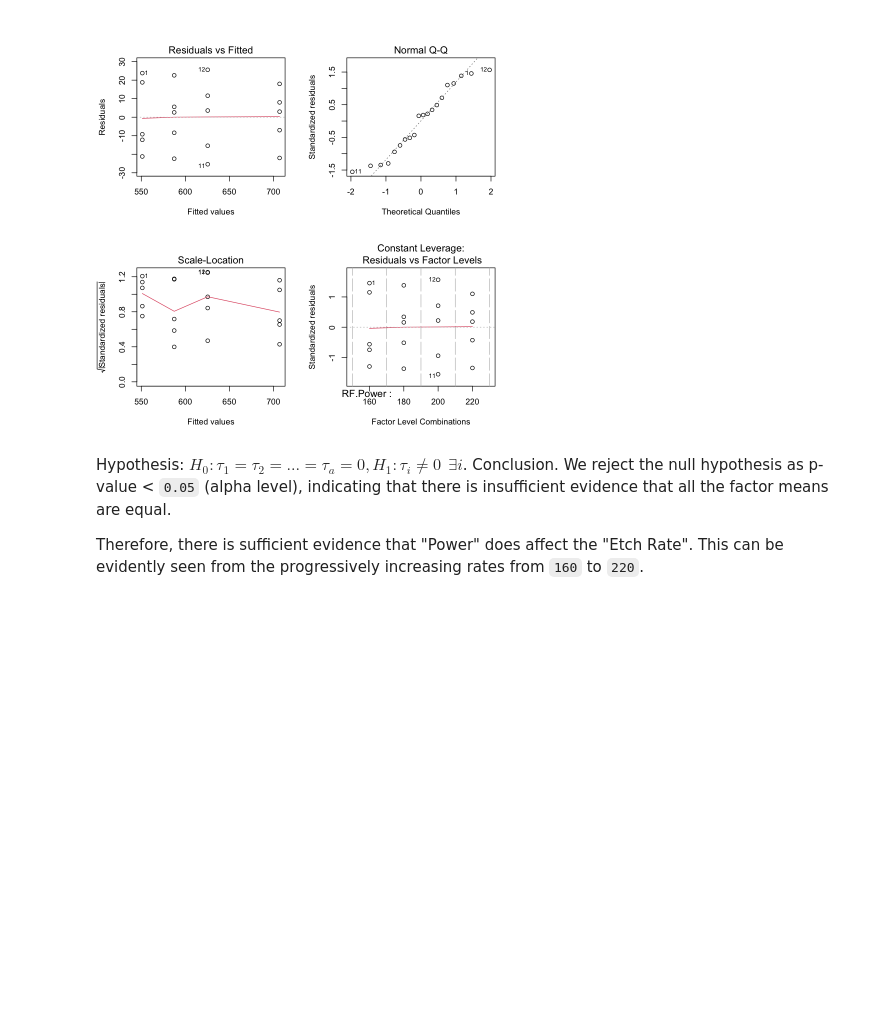
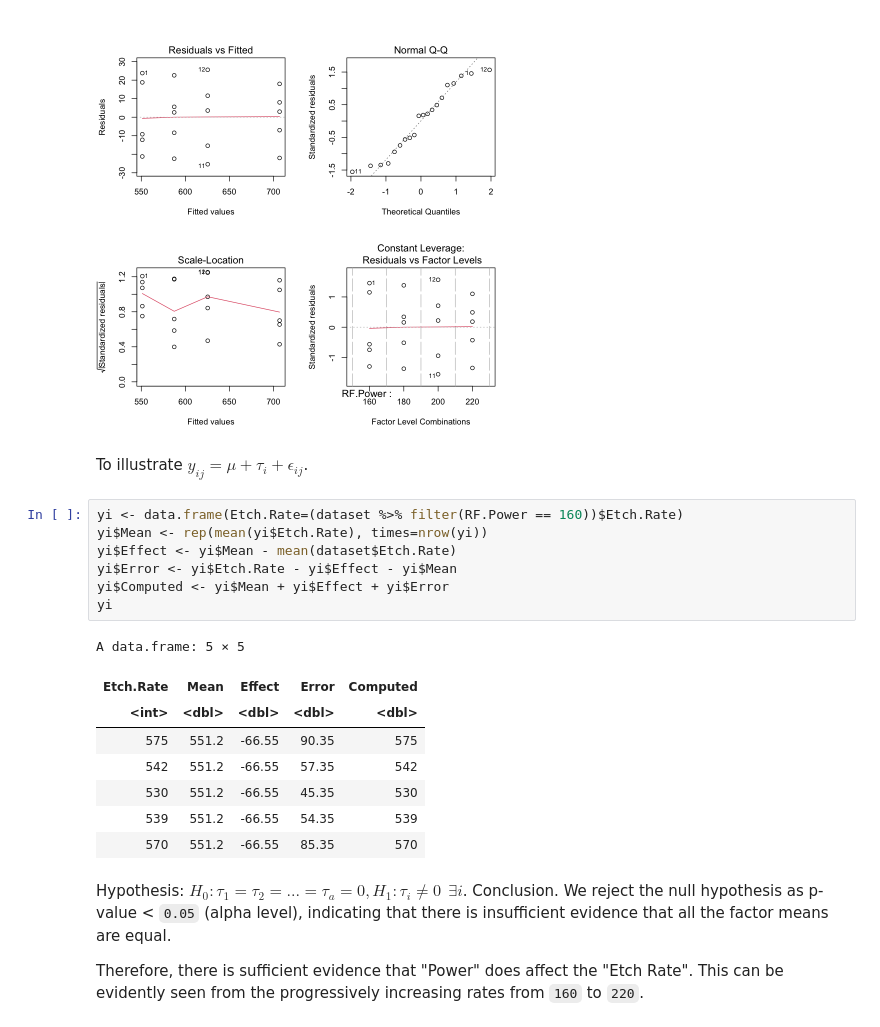
Before and after one commit to oooookk7/experimental-design-statistics, a Jupyter notebook: 02 - Experiments with a Single Variable: The Analysis of Variance/notes.ipynb, the cells around one changed output. Drawn from its saved outputs; the diff is of its cells as text; blank space fills up the shorter version.

```diff
--- a/02 - Experiments with a Single Variable: The Analysis of Variance/notes.ipynb
+++ b/02 - Experiments with a Single Variable: The Analysis of Variance/notes.ipynb
@@ -214,6 +202,24 @@ par(mfrow=c(2,2))
 plot(anova)
 # %% [output]
 [figure]
+# %% [markdown]
+To illustrate $y_{ij} = \mu + \tau_i + \epsilon_{ij}$.
+# %%
+yi <- data.frame(Etch.Rate=(dataset %>% filter(RF.Power == 160))$Etch.Rate)
+yi$Mean <- rep(mean(yi$Etch.Rate), times=nrow(yi))
+yi$Effect <- yi$Mean - mean(dataset$Etch.Rate)
+yi$Error <- yi$Etch.Rate - yi$Effect - yi$Mean
+yi$Computed <- yi$Mean + yi$Effect + yi$Error
+yi
+# %% [output]
+A data.frame: 5 × 5
+| Etch.Rate | Mean | Effect | Error | Computed |
+| <int> | <dbl> | <dbl> | <dbl> | <dbl> |
+| 575 | 551.2 | -66.55 | 90.35 | 575 |
+| 542 | 551.2 | -66.55 | 57.35 | 542 |
+| 530 | 551.2 | -66.55 | 45.35 | 530 |
+| 539 | 551.2 | -66.55 | 54.35 | 539 |
+| 570 | 551.2 | -66.55 | 85.35 | 570 |
 # %% [markdown]
 Hypothesis: $H_0: \tau_1 = \tau_2 = ... = \tau_a = 0, H_1: \tau_i \neq 0\ \ \exists i$. Conclusion. We reject the null hypothesis as p-value < `0.05` (alpha level), indicating that there is insufficient evidence that all the factor means are equal.
 
```
Also changed, not shown: parts of 1 cell of this notebook, 1 other file.
